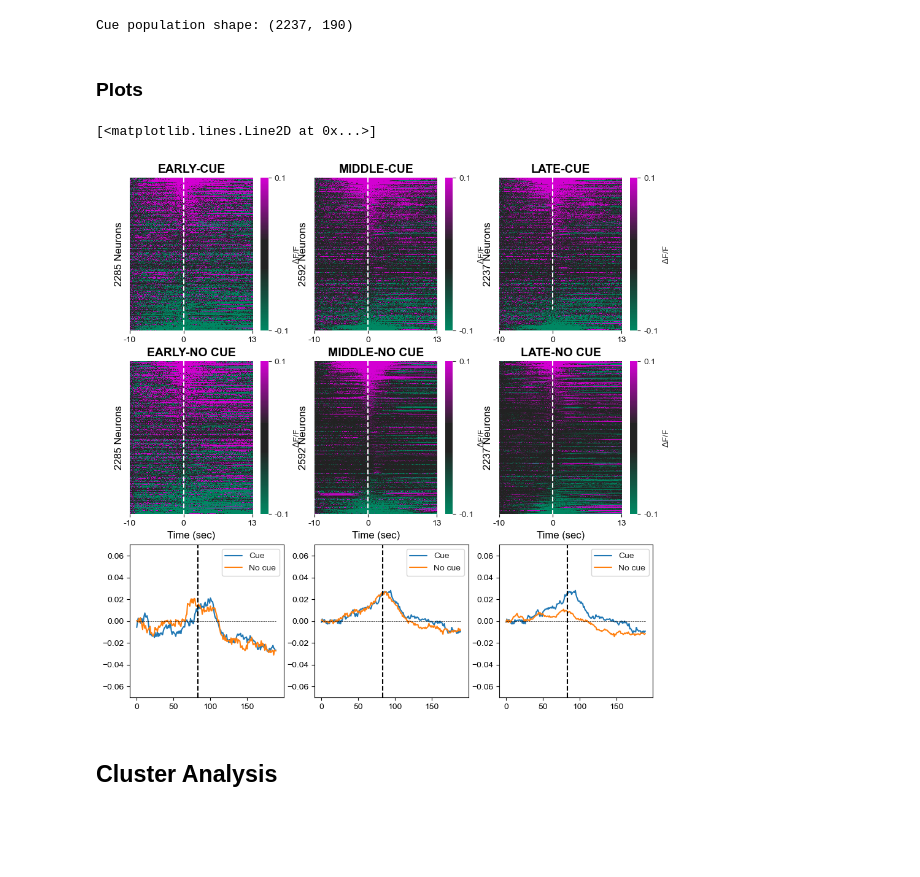
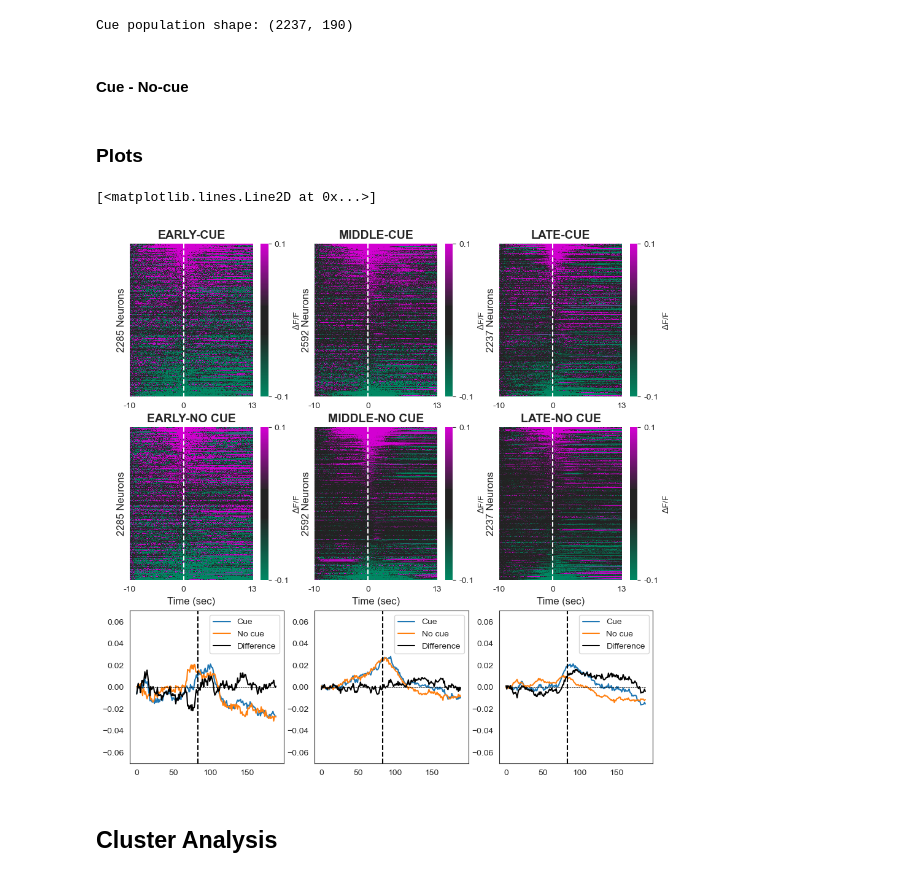
Before and after one commit to datasiansalsa/PFC_Self-Admin_Analysis, a Jupyter notebook: cue-analysis/acquisition/ACQ_cue_analysis_JJB.ipynb, the cells around one changed output. Saved outputs shown, nothing was run; the diff lists cells and outputs as text; code cells hidden in the pictures; blank space fills up the shorter version.

```diff
--- a/cue-analysis/acquisition/ACQ_cue_analysis_JJB.ipynb
+++ b/cue-analysis/acquisition/ACQ_cue_analysis_JJB.ipynb
@@ -47,8 +47,8 @@ from itertools import product
 
 population = 'ACQUISITION'
 
-user = 'jboqu'
-#user = 'OtisLab'
+#user = 'jboqu'
+user = 'OtisLab'
 
 basedir = r'C:\Users\%s\Dropbox\2P Imaging Projects\Beth\Josh\Project Datasets\PFC Self-Admin Analysis\PFC Self Admin Data'%(user)
 
@@ -832,8 +832,8 @@ temp_late_cue, late_lever_cue = stack_data2(latebasedir, late_animals_of_interes
 numneurons_late_cue = temp_late_cue.shape[0]
 
 #calculating population data - baseline
-baseline = np.mean(temp_middle_cue[:,baselinefirstframe:baselinelastframe], axis=1)
-late_cue = temp_middle_cue - baseline[:,None]
+baseline = np.mean(temp_late_cue[:,baselinefirstframe:baselinelastframe], axis=1)
+late_cue = temp_late_cue - baseline[:,None]
 
 #sorting data
 tempresponse = np.nanmean(late_cue[:,pre_window_size-(1*int(framerate)):pre_window_size+(1*int(framerate))], axis=1)
@@ -914,6 +914,12 @@ late_no_cue_mean = np.nanmean(late_no_cue, axis=0)
 print('Cue population shape:', late_no_cue.shape)
 # %% [output]
 Cue population shape: (2237, 190)
+# %% [markdown]
+#### Cue - No-cue
+# %%
+early_diff = np.nanmean((early_cue - early_no_cue), axis=0)
+middle_diff = np.nanmean((middle_cue - middle_no_cue), axis=0)
+late_diff = np.nanmean((late_cue - late_no_cue), axis=0)
 # %% [markdown]
 ### Plots
 # %%
@@ -968,10 +974,11 @@ ax.plot([pre_window_size, pre_window_size],
 ax = axs[2, 0]
 ax.plot(early_cue_mean)
 ax.plot(early_no_cue_mean)
+ax.plot(early_diff, color='k')
 ax.set_ylim([-.07, .07])
 ax.plot([0, window_size], [0, 0], '--k', linewidth=0.5)
 ax.axvline(pre_window_size, color='black', linestyle='--')
-ax.legend(['Cue', 'No cue'])
+ax.legend(['Cue', 'No cue', 'Difference'])
 
 # early no-cue plots
 ax = axs[1, 0]
@@ -1024,10 +1031,11 @@ ax.plot([pre_window_size, pre_window_size],
 ax = axs[2, 1]
 ax.plot(middle_cue_mean)
 ax.plot(middle_no_cue_mean)
+ax.plot(middle_diff, color='k')
 ax.set_ylim([-.07, .07])
 ax.plot([0, window_size], [0, 0], '--k', linewidth=0.5)
 ax.axvline(pre_window_size, color='black', linestyle='--')
-ax.legend(['Cue', 'No cue'])
+ax.legend(['Cue', 'No cue', 'Difference'])
 
 # middle no-cue plots
 ax = axs[1, 1]
@@ -1080,37 +1088,38 @@ ax.plot([pre_window_size, pre_window_size],
 ax = axs[2, 2]
 ax.plot(late_cue_mean)
 ax.plot(late_no_cue_mean)
+ax.plot(late_diff, color='k')
 ax.set_ylim([-.07, .07])
 ax.plot([0, window_size], [0, 0], '--k', linewidth=0.5)
 ax.axvline(pre_window_size, color='black', linestyle='--')
-ax.legend(['Cue', 'No cue'])
+ax.legend(['Cue', 'No cue','Difference'])
 
 # late no-cue plots
 ax = axs[1, 2]
 
 # heatmap
 hm = sns.heatmap(late_no_cue[sortresponse_late_no_cue,:], ax=ax, vmax=cmax, vmin=cmin, linewidth=0,
                  cmap=sns.diverging_palette(
                      154, 308, n=230, s=100, sep=50, center='dark'),
                  cbar_kws={'label': '$\Delta$F/F'}, xticklabels=False,  yticklabels=False)  # sets tick label increments
 
 # colorbar
 cbar = hm.collections[0].colorbar
 cbar.set_ticks([-.1, .1])
 cbar.set_ticklabels([cmin, cmax])
 ax.set(xticks=[0, pre_window_size, window_size-1])
 ax.set(xticklabels=["-10", "0","13"])
 
 #lines and labels
 ax.grid(False)
 ax.set_title(plot_titles[2]+"-NO CUE", fontweight="bold", fontsize=14)
 ax.set_ylabel('%s Neurons' % late_no_cue.shape[0], fontsize=12)
 ax.set_xlabel('Time (sec)', fontsize=12)
 ax.plot([pre_window_size, pre_window_size],
         [0, numneurons_late_no_cue], '--', linewidth=1.5, color='white')
 # %% [output]
 [<matplotlib.lines.Line2D at 0x...>]
-[figure, old version]
+[figure, new version]
 # %%
 # #save fig
 # fig.savefig(os.path.join(results, 'PFC_HEROIN_SA_Acquisition_active-inactive-all_population_heatmaps.PDF'), format='PDF')
```
Also changed, not shown: parts of 3 cells of this notebook.
